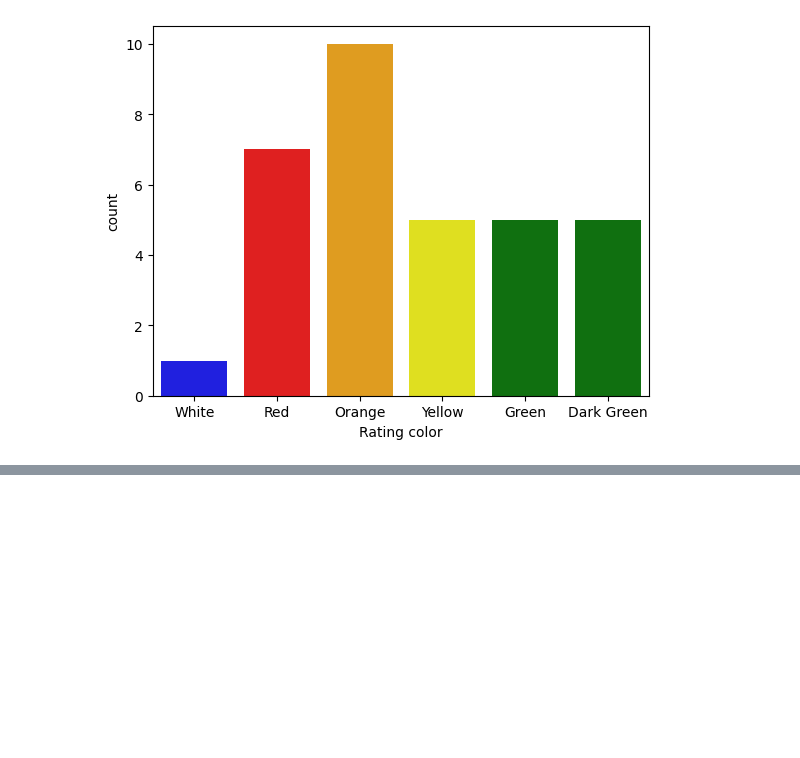
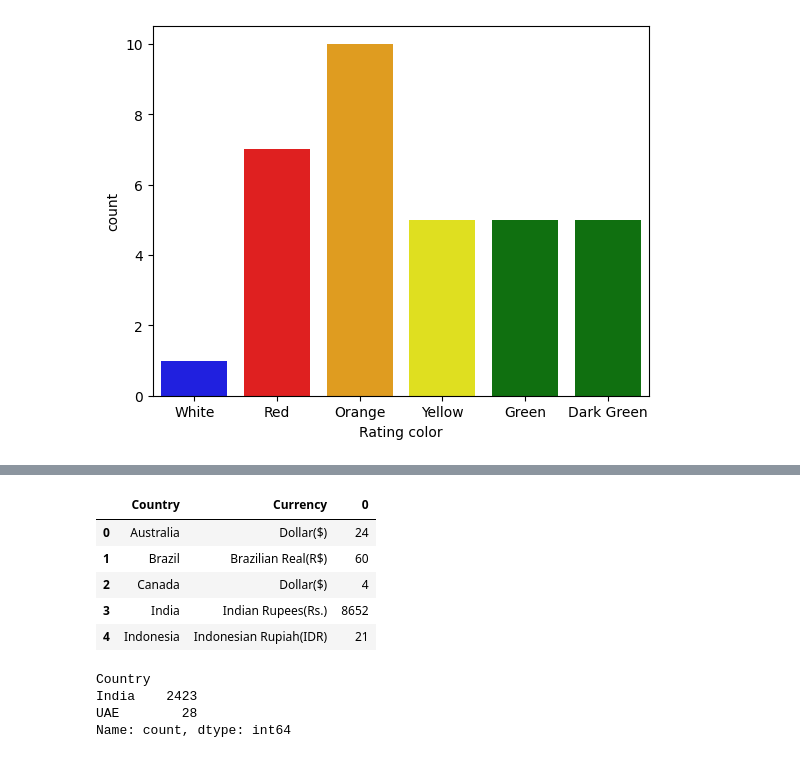
Before and after one commit to BibekRai44/Hands-on-Machine-Learning, a Jupyter notebook: zomato-eda.ipynb, the cells around one changed output, grey strips where cells are left out. Drawn from its saved outputs; the diff is of its cells as text; code cells hidden in the pictures; blank space fills up the shorter version.

```diff
--- a/zomato-eda.ipynb
+++ b/zomato-eda.ipynb
@@ -209,0 +237,16 @@ sns.countplot(data=ratings,x="Rating color",palette=['blue','red','orange','yell
+# %%
+df[['Currency','Country']].groupby(['Country','Currency']).size().reset_index().head()
+# %% [output]
+|  | Country | Currency | 0 |
+| 0 | Australia | Dollar($) | 24 |
+| 1 | Brazil | Brazilian Real(R$) | 60 |
+| 2 | Canada | Dollar($) | 4 |
+| 3 | India | Indian Rupees(Rs.) | 8652 |
+| 4 | Indonesia | Indonesian Rupiah(IDR) | 21 |
+# %%
+df[df['Has Online delivery']=='Yes'].Country.value_counts()
+# %% [output]
+Country
+India    2423
+UAE        28
+Name: count, dtype: int64
```
Also changed, not shown: parts of 9 cells of this notebook.
